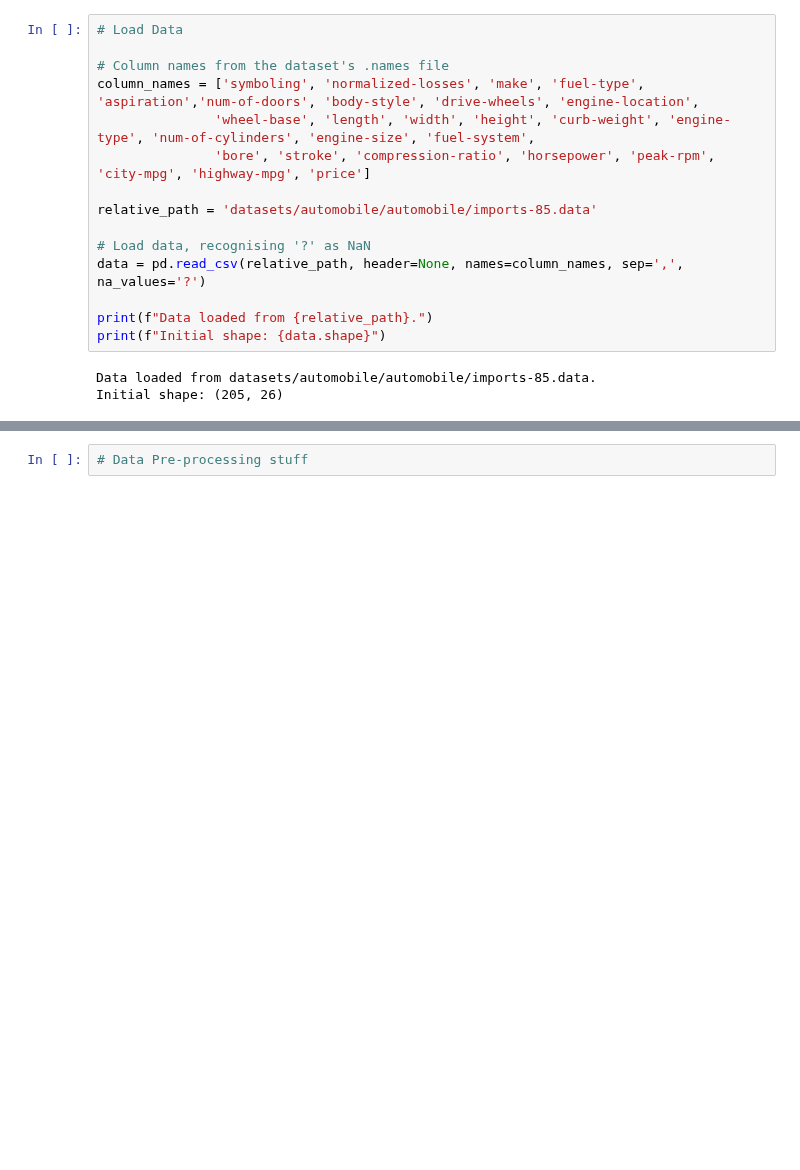
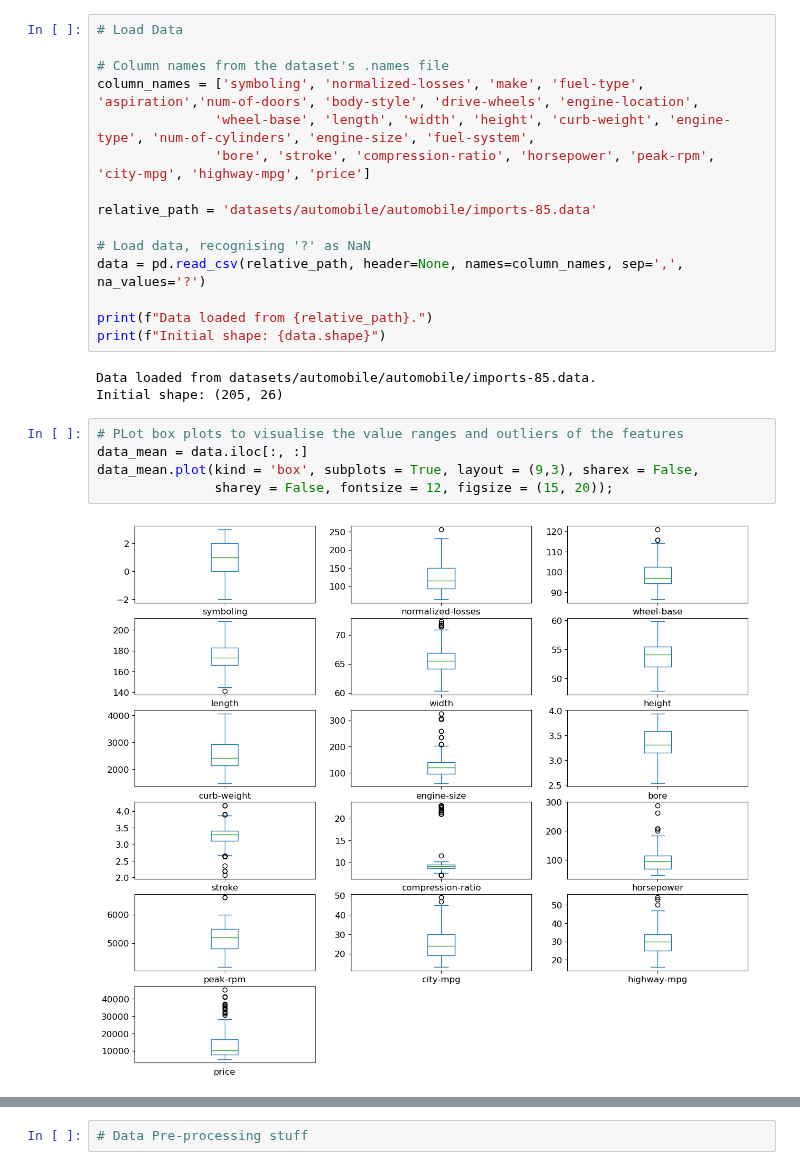
Before and after one commit to glacial-drm/Supervised-Learners, a Jupyter notebook: CW1/cw1-regression.ipynb, the cells around one changed output, grey strips where cells are left out. Cells and saved outputs as stored; diff of their text form; blank space fills up the shorter version.

Commit message:
Added box plots for orginal features, correlation matrix, box plots for normalised features to Regression task

```diff
--- a/CW1/cw1-regression.ipynb
+++ b/CW1/cw1-regression.ipynb
@@ -30,3 +32,10 @@ print(f"Initial shape: {data.shape}")
 # %% [output]
 Data loaded from datasets/automobile/automobile/imports-85.data.
 Initial shape: (205, 26)
+# %%
+# PLot box plots to visualise the value ranges and outliers of the features
+data_mean = data.iloc[:, :]
+data_mean.plot(kind = 'box', subplots = True, layout = (9,3), sharex = False,
+               sharey = False, fontsize = 12, figsize = (15, 20));
+# %% [output]
+[figure, added]
```
Also changed, not shown: parts of 4 cells of this notebook, 1 other file.
